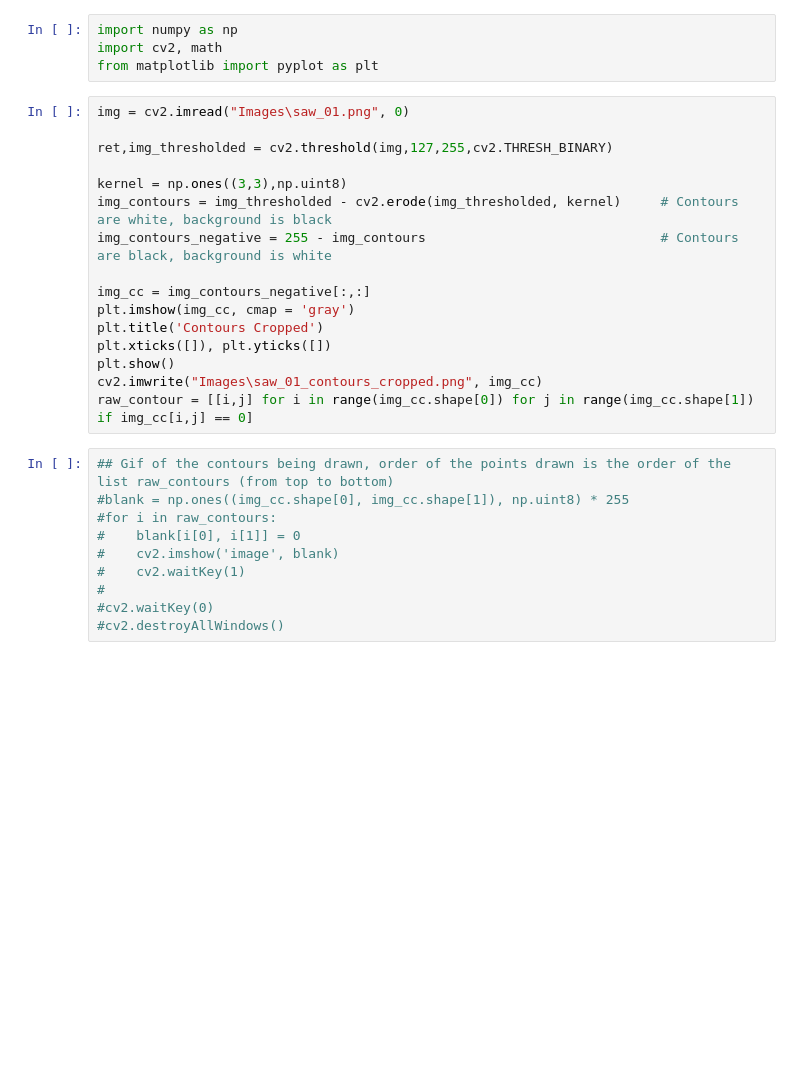
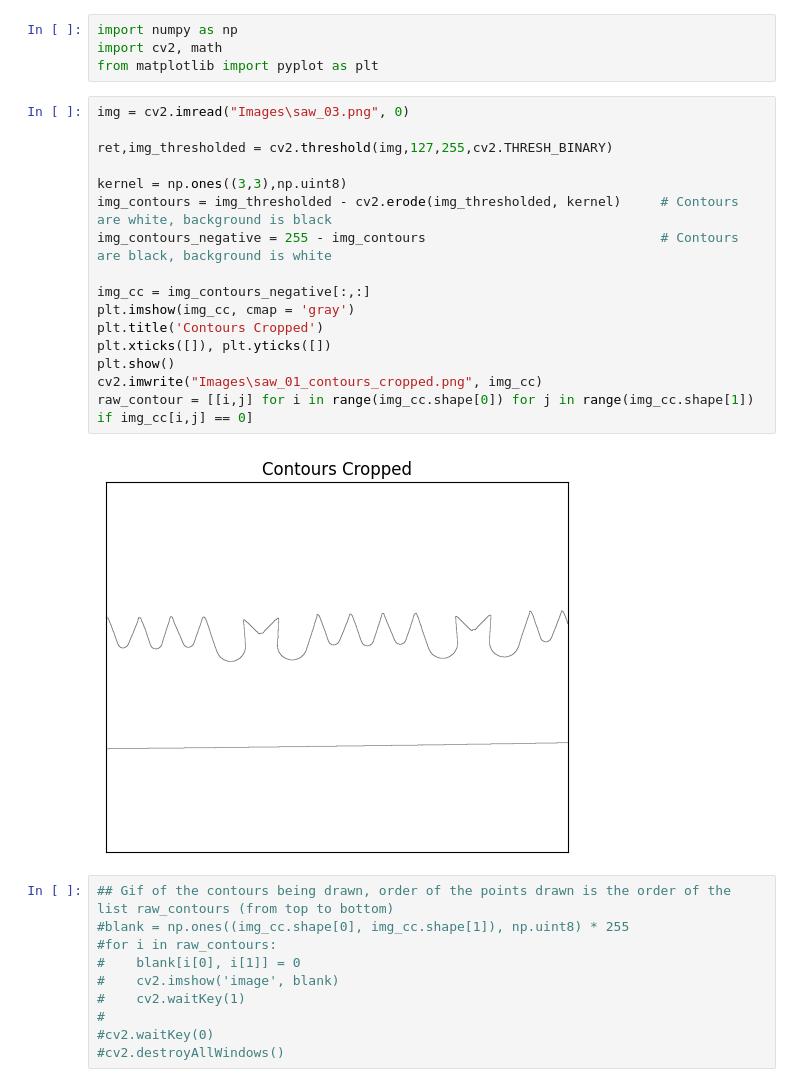
Before and after one commit to andreaalboni/CV-Project, a Jupyter notebook: InspBT.ipynb, the cells around one changed output. Drawn from its saved outputs; the diff is of its cells as text; blank space fills up the shorter version.

```diff
--- a/InspBT.ipynb
+++ b/InspBT.ipynb
@@ -3,21 +3,23 @@ import numpy as np
 import cv2, math
 from matplotlib import pyplot as plt
 # %%
-img = cv2.imread("Images\saw_01.png", 0)
+img = cv2.imread("Images\saw_03.png", 0)
 
 ret,img_thresholded = cv2.threshold(img,127,255,cv2.THRESH_BINARY)
 
 kernel = np.ones((3,3),np.uint8)
 img_contours = img_thresholded - cv2.erode(img_thresholded, kernel)     # Contours are white, background is black
 img_contours_negative = 255 - img_contours                              # Contours are black, background is white
 
 img_cc = img_contours_negative[:,:]
 plt.imshow(img_cc, cmap = 'gray')
 plt.title('Contours Cropped')
 plt.xticks([]), plt.yticks([])
 plt.show()
 cv2.imwrite("Images\saw_01_contours_cropped.png", img_cc)
 raw_contour = [[i,j] for i in range(img_cc.shape[0]) for j in range(img_cc.shape[1]) if img_cc[i,j] == 0]
+# %% [output]
+[figure, added]
 # %%
 ## Gif of the contours being drawn, order of the points drawn is the order of the list raw_contours (from top to bottom)
 #blank = np.ones((img_cc.shape[0], img_cc.shape[1]), np.uint8) * 255
```
Also changed, not shown: parts of 3 cells of this notebook, 5 other files.
